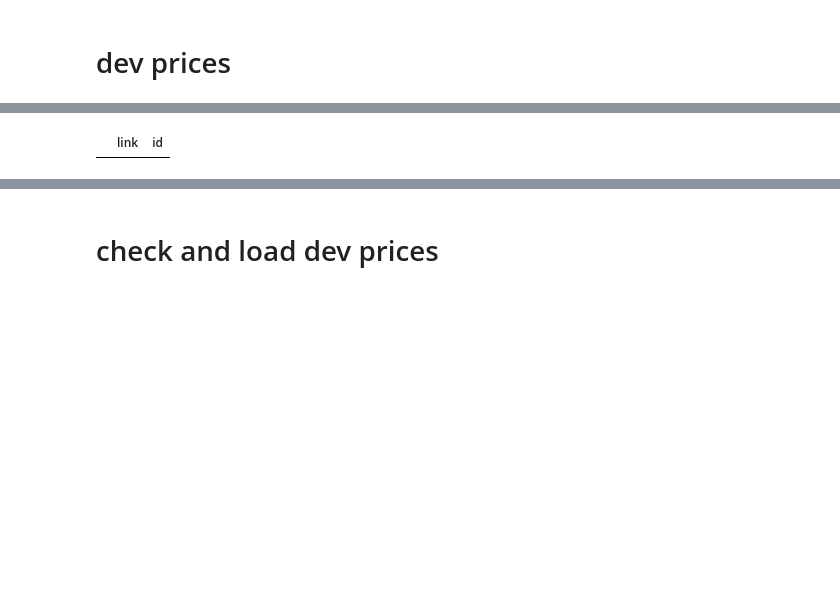
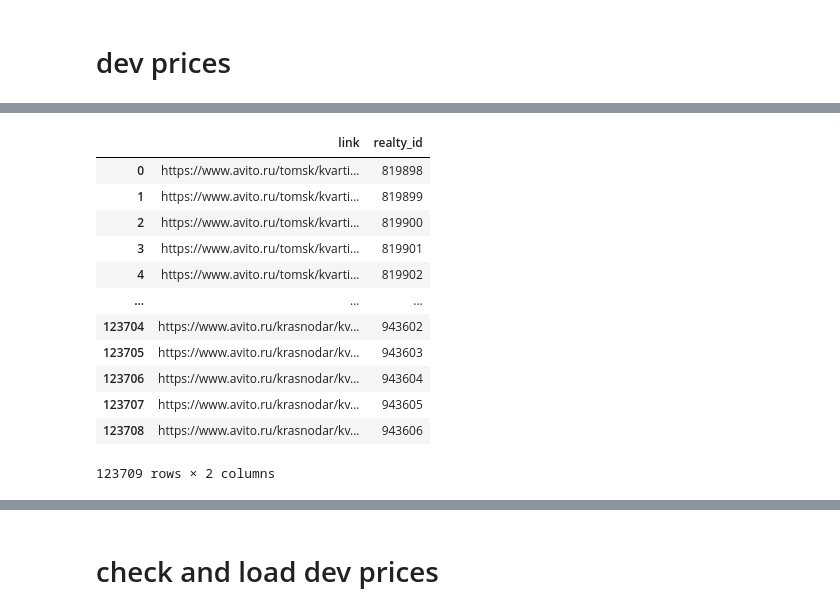
Before and after one commit to Nedvizhka/yadisk_loader, a Jupyter notebook: dev_check_jupyter/parse_avito_to_realty_prices.ipynb, the cells around one changed output, grey strips where cells are left out. Cells and saved outputs as stored; diff of their text form; code cells hidden in the pictures; blank space fills up the shorter version.

Commit message:
bug fix: ids from realty, breaks in main, check na

```diff
--- a/dev_check_jupyter/parse_avito_to_realty_prices.ipynb
+++ b/dev_check_jupyter/parse_avito_to_realty_prices.ipynb
@@ -979,3 +473,10 @@ files_to_process_avito
+# %%
+def get_date_from_name(fname):
+    try:
+        return datetime.strptime(fname.replace("(без дублей)", "").replace("циан", "").replace(" ", ""), "%d-%m-%y")
+    except:
+        return datetime.strptime(Path(fname).stem.replace("(без дублей)", "").replace("циан", "").replace(" ", ""),
+                                 "%d-%m-%y")
 # %%
 a['date'] = get_date_from_name(Path(files_to_process_avito[0]).stem)
 # %%
@@ -1074,7 +549,7 @@ test_1
 # realty_id
 # %%
 def get_realty_ids(engine, today_date, source_id):
-    id_query = f"SELECT link,id FROM realty WHERE date = '{today_date}' AND source_id = {source_id}"
+    id_query = f"SELECT link, id AS 'realty_id' FROM realty WHERE date = '{today_date}' AND source_id = {source_id}"
     try:
         con_obj=engine.connect()
         id_db = pd.read_sql(text(id_query), con=con_obj)
@@ -1085,11 +560,25 @@ def get_realty_ids(engine, today_date, source_id):
         id_db = None
         exc_code = exc.code
     return id_db, exc_code
+# %%
+files_to_process_avito = ['23-03-23 (без дублей).csv']
 # %%
 current_source = a.source_id.unique()[0]
 current_date = datetime.now().date()
-id_df = get_realty_ids(sql_engine, current_date, current_source)[0]
+avito_prices = get_realty_ids(sql_engine, get_date_from_name(files_to_process_avito[0]), current_source)[0]
 # %%
-id_df
+avito_prices
 # %% [output]
-|  | link | id |
+|  | link | realty_id |
+| 0 | https://www.avito.ru/tomsk/kvarti... | 819898 |
+| 1 | https://www.avito.ru/tomsk/kvarti... | 819899 |
+| 2 | https://www.avito.ru/tomsk/kvarti... | 819900 |
+| 3 | https://www.avito.ru/tomsk/kvarti... | 819901 |
+| 4 | https://www.avito.ru/tomsk/kvarti... | 819902 |
+| ... | ... | ... |
+| 123704 | https://www.avito.ru/krasnodar/kv... | 943602 |
+| 123705 | https://www.avito.ru/krasnodar/kv... | 943603 |
+| 123706 | https://www.avito.ru/krasnodar/kv... | 943604 |
+| 123707 | https://www.avito.ru/krasnodar/kv... | 943605 |
+| 123708 | https://www.avito.ru/krasnodar/kv... | 943606 |
+123709 rows × 2 columns
```
Also changed, not shown: parts of 63 cells of this notebook, 5 other files.
